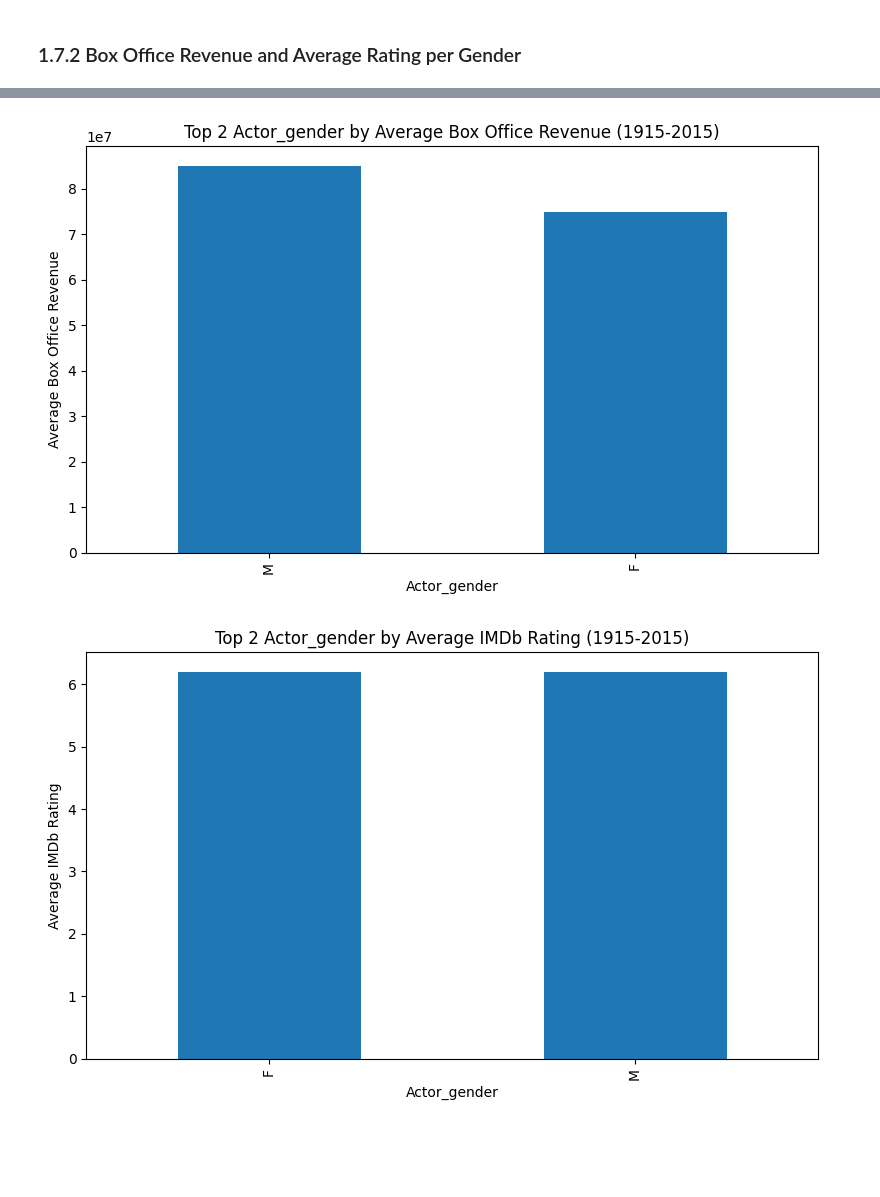
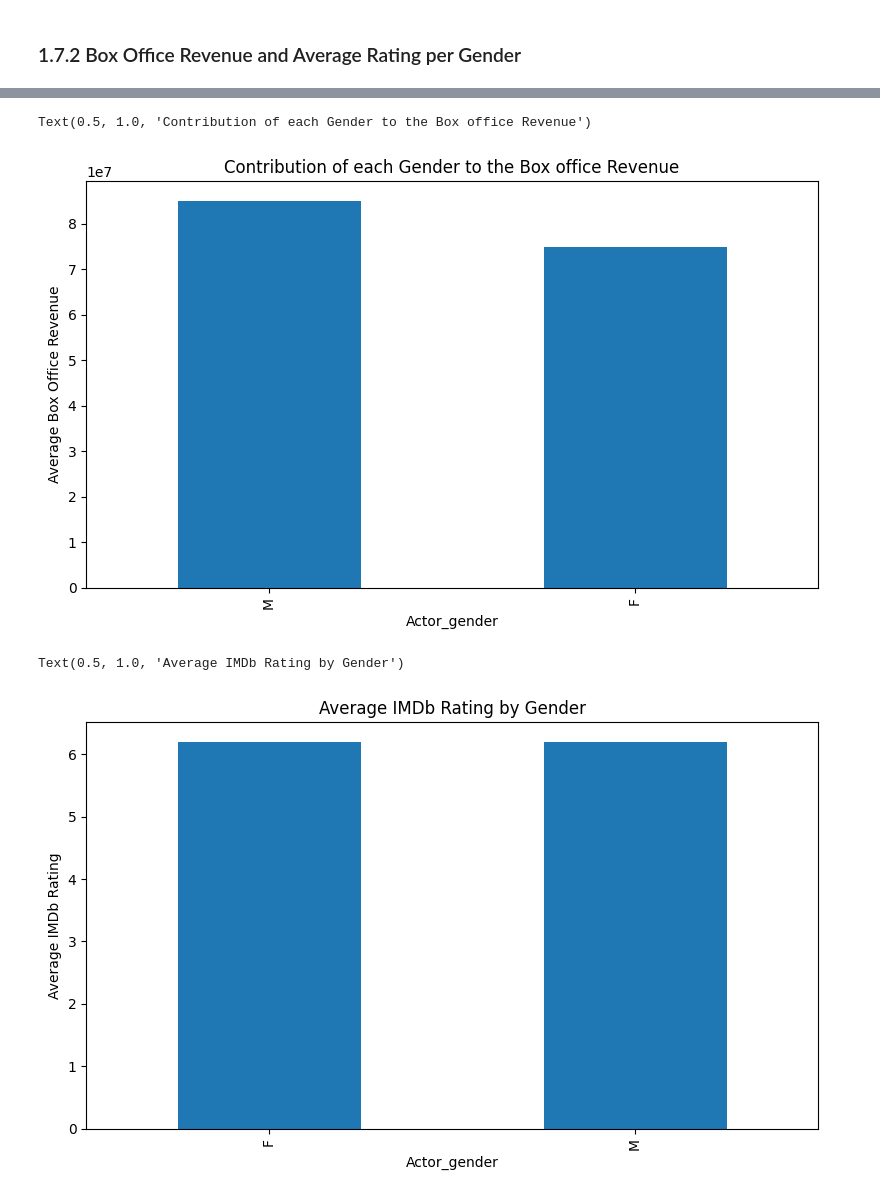
Before and after one commit to epfl-ada/ada-2024-project-melyn, a Jupyter notebook: results.ipynb, the cells around one changed output, grey strips where cells are left out. Cells and saved outputs as stored; diff of their text form; code cells hidden in the pictures; blank space fills up the shorter version.

```diff
--- a/results.ipynb
+++ b/results.ipynb
@@ -431,8 +439,12 @@ Text(0.5, 1.0, 'Contribution of each Gender to the Box office')
 # %%
 ax = top_n_total_revenue('Actor_gender',cd_age,n=2)
+ax.set_title("Contribution of each Gender to the Box office Revenue")
 # %% [output]
+Text(0.5, 1.0, 'Contribution of each Gender to the Box office Revenue')
-[figure, old version]
+[figure, new version]
 # %%
 ax = top_n_average_rating('Actor_gender',cd_age,n=2)
+ax.set_title("Average IMDb Rating by Gender")
 # %% [output]
+Text(0.5, 1.0, 'Average IMDb Rating by Gender')
-[figure, old version]
+[figure, new version]
```
Also changed, not shown: parts of 9 cells of this notebook.
